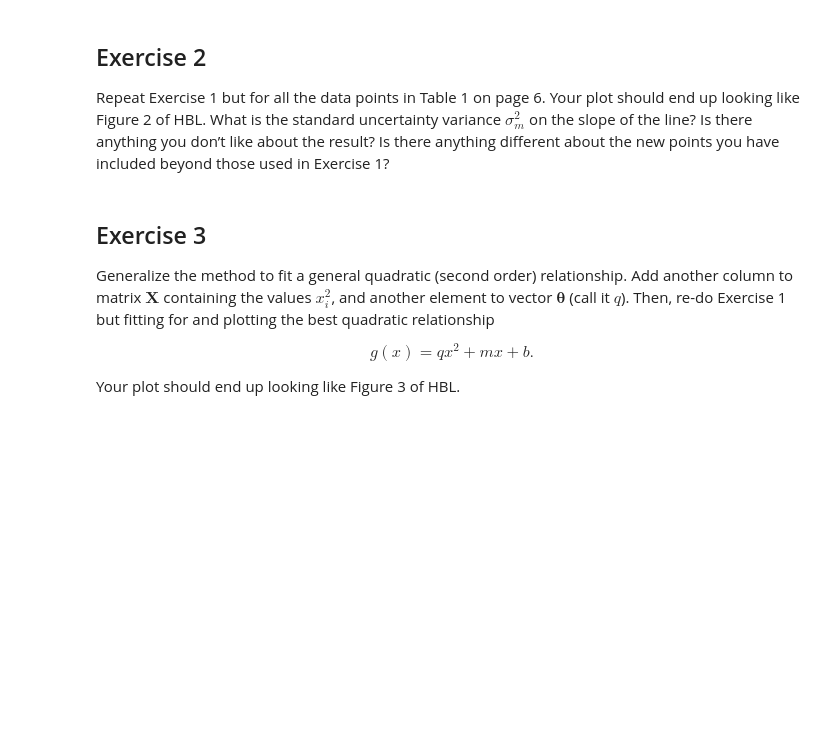
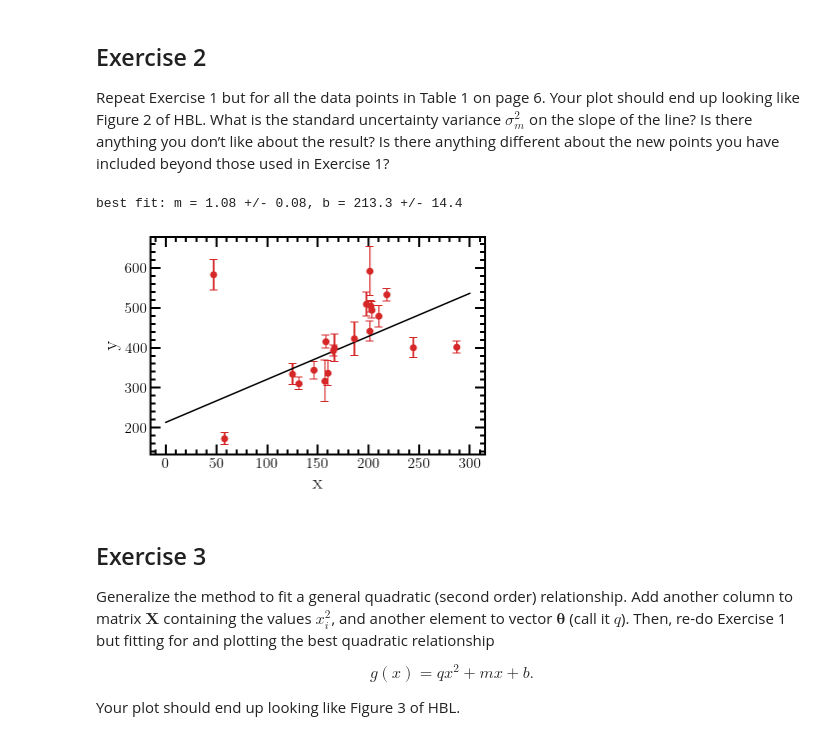
Before and after one commit to HowWeScience/hack-sessions, a Jupyter notebook: fitting-a-line-to-data/E1-E3.ipynb, the cells around one changed output. Drawn from its saved outputs; the diff is of its cells as text; code cells hidden in the pictures; blank space fills up the shorter version.

```diff
--- a/fitting-a-line-to-data/E1-E3.ipynb
+++ b/fitting-a-line-to-data/E1-E3.ipynb
@@ -161,6 +238,15 @@ Using the standard linear algebra method, fit the straight line $y = mx + b$ to
 ## Exercise 2
 
 Repeat Exercise 1 but for all the data points in Table 1 on page 6. Your plot should end up looking like Figure 2 of HBL. What is the standard uncertainty variance $\sigma_m^2$ on the slope of the line? Is there anything you don’t like about the result? Is there anything different about the new points you have included beyond those used in Exercise 1?
+# %%
+theta_best, Sigma = solve(table)
+print_results(theta_best, Sigma, 1)
+# %% [output]
+best fit: m = 1.08 +/- 0.08, b = 213.3 +/- 14.4
+# %%
+plot(table, theta_best)
+# %% [output]
+[figure, added]
 # %% [markdown]
 ## Exercise 3
 
```
Also changed, not shown: parts of 9 cells of this notebook, 1 other file.
